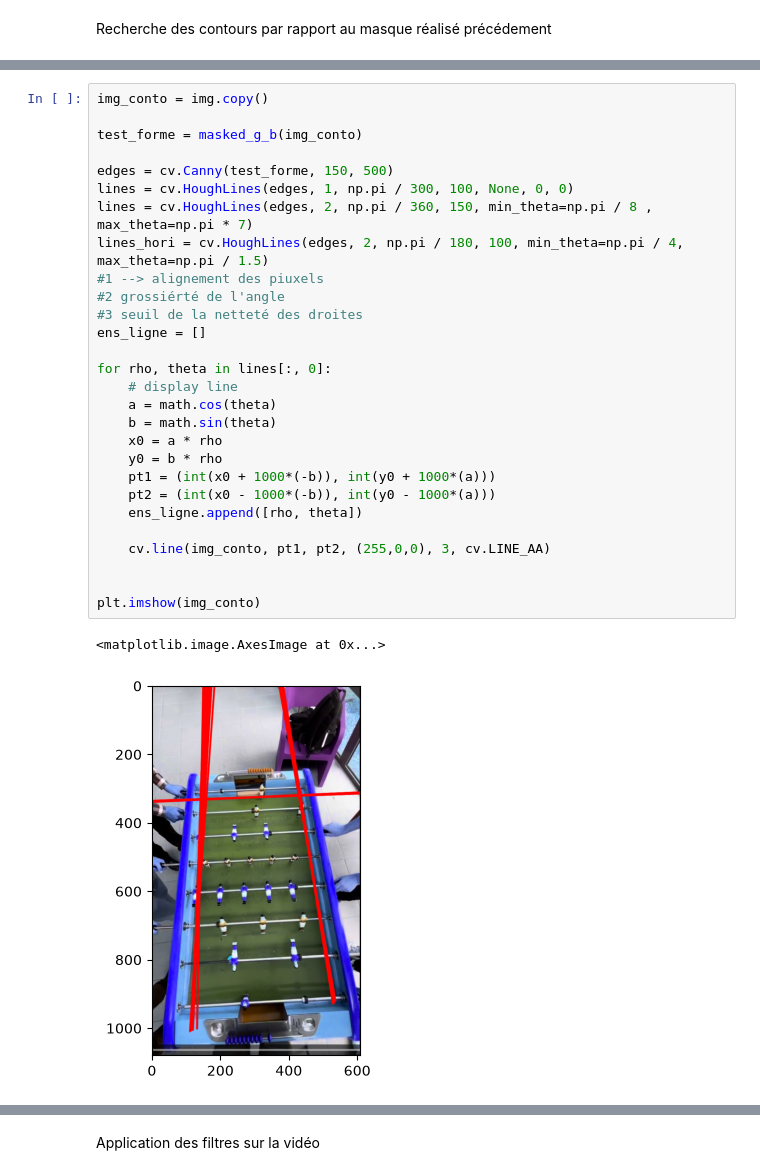
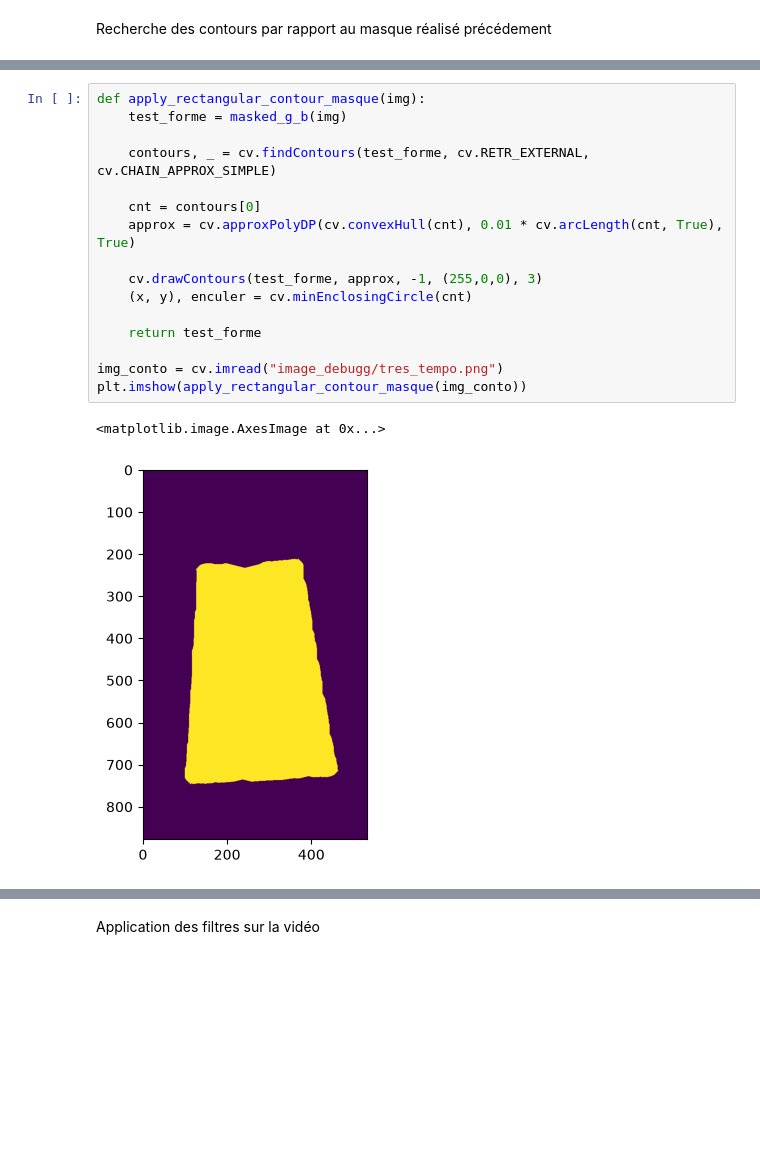
Before and after one commit to Rbyaarnrault/Babyfoot_Tracking, a Jupyter notebook: projet_paul_tracking_terrain.ipynb, the cells around one changed output, grey strips where cells are left out. Saved outputs shown, nothing was run; the diff lists cells and outputs as text; blank space fills up the shorter version.

```diff
--- a/projet_paul_tracking_terrain.ipynb
+++ b/projet_paul_tracking_terrain.ipynb
@@ -66,31 +94,19 @@ plt.imshow(apply_rectangular_contour(img_conto))
-# %%
-img_conto = img.copy()
-
-test_forme = masked_g_b(img_conto)
-
-edges = cv.Canny(test_forme, 150, 500)
-lines = cv.HoughLines(edges, 1, np.pi / 300, 100, None, 0, 0)
-lines = cv.HoughLines(edges, 2, np.pi / 360, 150, min_theta=np.pi / 8 , max_theta=np.pi * 7)
-lines_hori = cv.HoughLines(edges, 2, np.pi / 180, 100, min_theta=np.pi / 4, max_theta=np.pi / 1.5)
-#1 --> alignement des piuxels
-#2 grossiérté de l'angle
-#3 seuil de la netteté des droites
-ens_ligne = []
-
-for rho, theta in lines[:, 0]:
-    # display line
-    a = math.cos(theta)
-    b = math.sin(theta)
-    x0 = a * rho
-    y0 = b * rho
-    pt1 = (int(x0 + 1000*(-b)), int(y0 + 1000*(a)))
-    pt2 = (int(x0 - 1000*(-b)), int(y0 - 1000*(a)))
-    ens_ligne.append([rho, theta])
-
-    cv.line(img_conto, pt1, pt2, (255,0,0), 3, cv.LINE_AA)
-
-
-plt.imshow(img_conto)
-# %% [output]
-<matplotlib.image.AxesImage at 0x...>
-[figure, removed]
+# %%
+def apply_rectangular_contour_masque(img):
+    test_forme = masked_g_b(img)
+
+    contours, _ = cv.findContours(test_forme, cv.RETR_EXTERNAL, cv.CHAIN_APPROX_SIMPLE)
+
+    cnt = contours[0]
+    approx = cv.approxPolyDP(cv.convexHull(cnt), 0.01 * cv.arcLength(cnt, True), True)
+
+    cv.drawContours(test_forme, approx, -1, (255,0,0), 3)
+    (x, y), enculer = cv.minEnclosingCircle(cnt)
+
+    return test_forme
+
+img_conto = cv.imread("image_debugg/tres_tempo.png")
+plt.imshow(apply_rectangular_contour_masque(img_conto))
+# %% [output]
+<matplotlib.image.AxesImage at 0x...>
+[figure, added]
```
Also changed, not shown: parts of 10 cells of this notebook.
